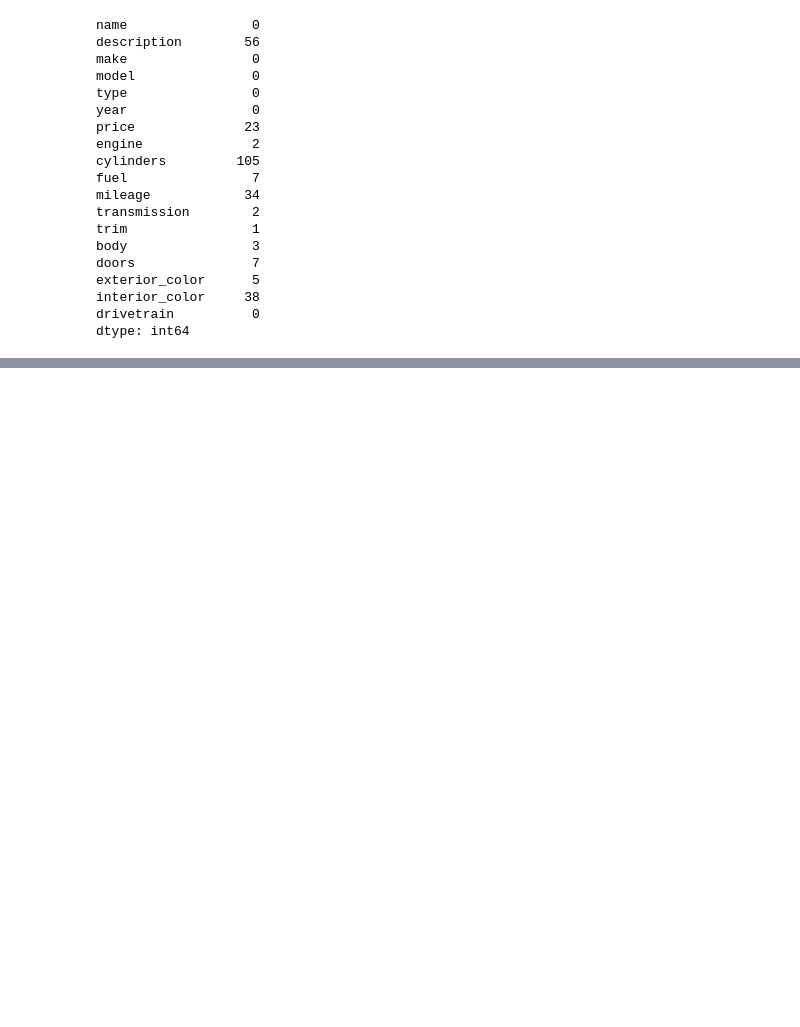
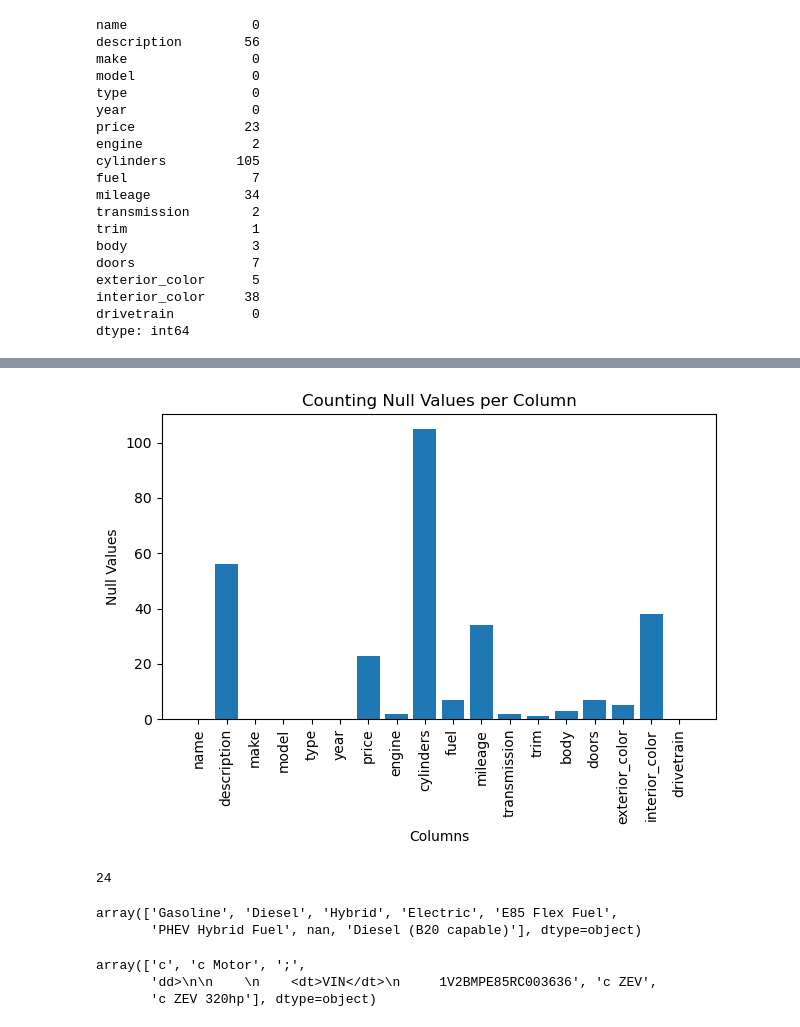
Before and after one commit to SGN1CA/PP-RottenTomatoes-BestHerosMovies, a Jupyter notebook: VehiclePrices-DataProcessing.ipynb, the cells around one changed output, grey strips where cells are left out. Saved outputs shown, nothing was run; the diff lists cells and outputs as text; code cells hidden in the pictures; blank space fills up the shorter version.

```diff
--- a/VehiclePrices-DataProcessing.ipynb
+++ b/VehiclePrices-DataProcessing.ipynb
@@ -91,0 +121,27 @@ dtype: int64
+# %%
+null_values = df.isnull().sum()
+
+plt.bar(null_values.index, null_values.values)
+plt.xlabel('Columns')
+plt.ylabel('Null Values')
+plt.title('Counting Null Values per Column')
+plt.xticks(rotation=90)
+plt.tight_layout()
+plt.show()
+# %% [output]
+[figure, added]
+# %%
+df.duplicated().sum()
+# %% [output]
+24
+# %%
+df['fuel'].unique()
+# %% [output]
+array(['Gasoline', 'Diesel', 'Hybrid', 'Electric', 'E85 Flex Fuel',
+       'PHEV Hybrid Fuel', nan, 'Diesel (B20 capable)'], dtype=object)
+# %%
+df[df['fuel'] == 'Electric']['engine'].unique()
+# %% [output]
+array(['c', 'c Motor', ';',
+       'dd>\n\n    \n    <dt>VIN</dt>\n     1V2BMPE85RC003636', 'c ZEV',
+       'c ZEV 320hp'], dtype=object)
```
Also changed, not shown: parts of 5 cells of this notebook.
